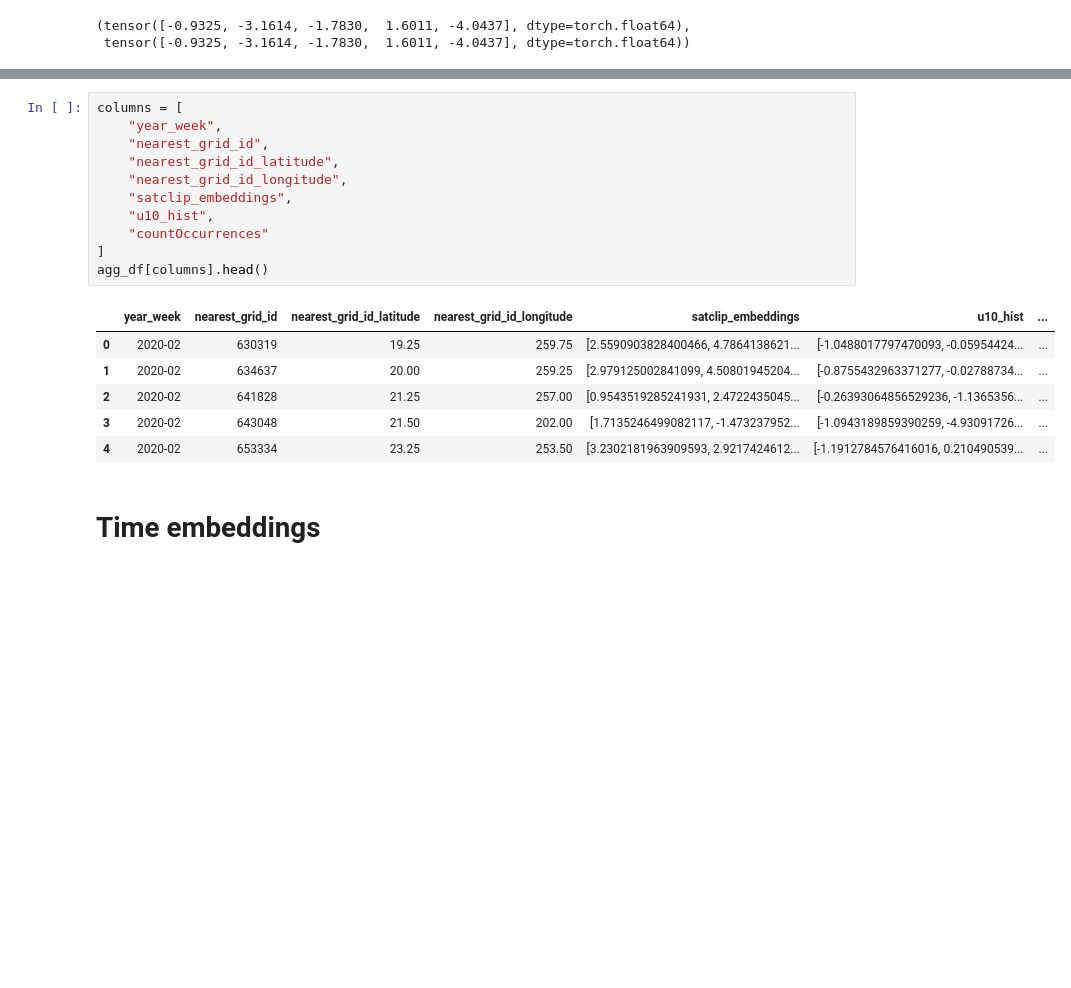
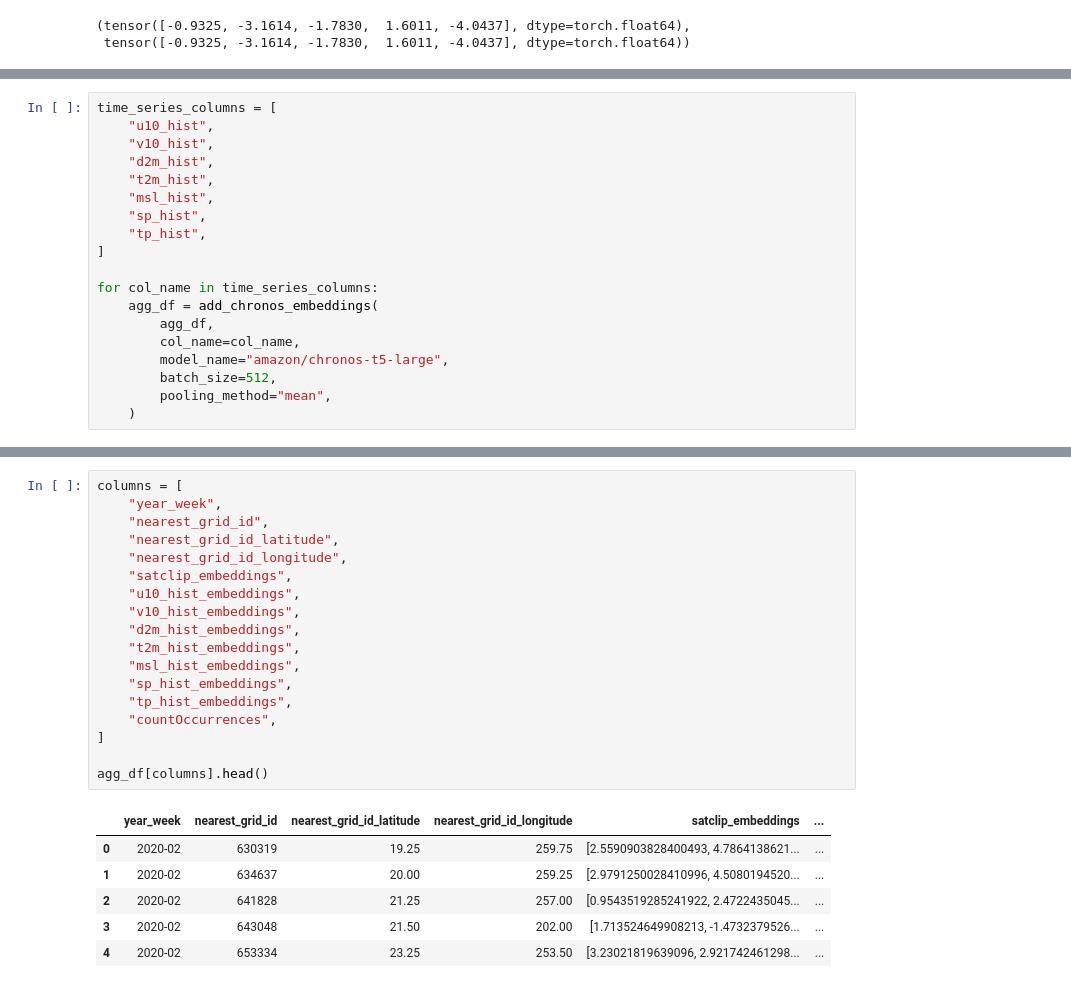
Before and after one commit to davidguzmanr/COMP-685-Fall-2025, a Jupyter notebook: notebooks/iNaturalist + ERA5.ipynb, the cells around one changed output, grey strips where cells are left out. Drawn from its saved outputs; the diff is of its cells as text; blank space fills up the shorter version.

Commit message:
Add simple training and evaluation with SatCLIP and Chronos embeddings as features

```diff
--- a/notebooks/iNaturalist + ERA5.ipynb
+++ b/notebooks/iNaturalist + ERA5.ipynb
@@ -454,0 +825,19 @@ agg_df[columns]
+# %%
+time_series_columns = [
+    "u10_hist",
+    "v10_hist",
+    "d2m_hist",
+    "t2m_hist",
+    "msl_hist",
+    "sp_hist",
+    "tp_hist",
+]
+
+for col_name in time_series_columns:
+    agg_df = add_chronos_embeddings(
+        agg_df,
+        col_name=col_name,
+        model_name="amazon/chronos-t5-large",
+        batch_size=512,
+        pooling_method="mean",
+    )
@@ -455,20 +881,25 @@ agg_df[columns]
 # %%
 columns = [
     "year_week",
     "nearest_grid_id",
     "nearest_grid_id_latitude",
     "nearest_grid_id_longitude",
     "satclip_embeddings",
-    "u10_hist",
-    "countOccurrences"
+    "u10_hist_embeddings",
+    "v10_hist_embeddings",
+    "d2m_hist_embeddings",
+    "t2m_hist_embeddings",
+    "msl_hist_embeddings",
+    "sp_hist_embeddings",
+    "tp_hist_embeddings",
+    "countOccurrences",
 ]
+
 agg_df[columns].head()
 # %% [output]
-|  | year_week | nearest_grid_id | nearest_grid_id_latitude | nearest_grid_id_longitude | satclip_embeddings | u10_hist | ... |
-| 0 | 2020-02 | 630319 | 19.25 | 259.75 | [2.5590903828400466, 4.7864138621... | [-1.0488017797470093, -0.05954424... | ... |
-| 1 | 2020-02 | 634637 | 20.00 | 259.25 | [2.979125002841099, 4.50801945204... | [-0.8755432963371277, -0.02788734... | ... |
-| 2 | 2020-02 | 641828 | 21.25 | 257.00 | [0.9543519285241931, 2.4722435045... | [-0.26393064856529236, -1.1365356... | ... |
-| 3 | 2020-02 | 643048 | 21.50 | 202.00 | [1.7135246499082117, -1.473237952... | [-1.0943189859390259, -4.93091726... | ... |
-| 4 | 2020-02 | 653334 | 23.25 | 253.50 | [3.2302181963909593, 2.9217424612... | [-1.1912784576416016, 0.210490539... | ... |
+|  | year_week | nearest_grid_id | nearest_grid_id_latitude | nearest_grid_id_longitude | satclip_embeddings | ... |
+| 0 | 2020-02 | 630319 | 19.25 | 259.75 | [2.5590903828400493, 4.7864138621... | ... |
+| 1 | 2020-02 | 634637 | 20.00 | 259.25 | [2.9791250028410996, 4.5080194520... | ... |
+| 2 | 2020-02 | 641828 | 21.25 | 257.00 | [0.9543519285241922, 2.4722435045... | ... |
+| 3 | 2020-02 | 643048 | 21.50 | 202.00 | [1.713524649908213, -1.4732379526... | ... |
+| 4 | 2020-02 | 653334 | 23.25 | 253.50 | [3.23021819639096, 2.921742461298... | ... |
-# %% [markdown]
-# Time embeddings
```
Also changed, not shown: parts of 31 cells of this notebook.
